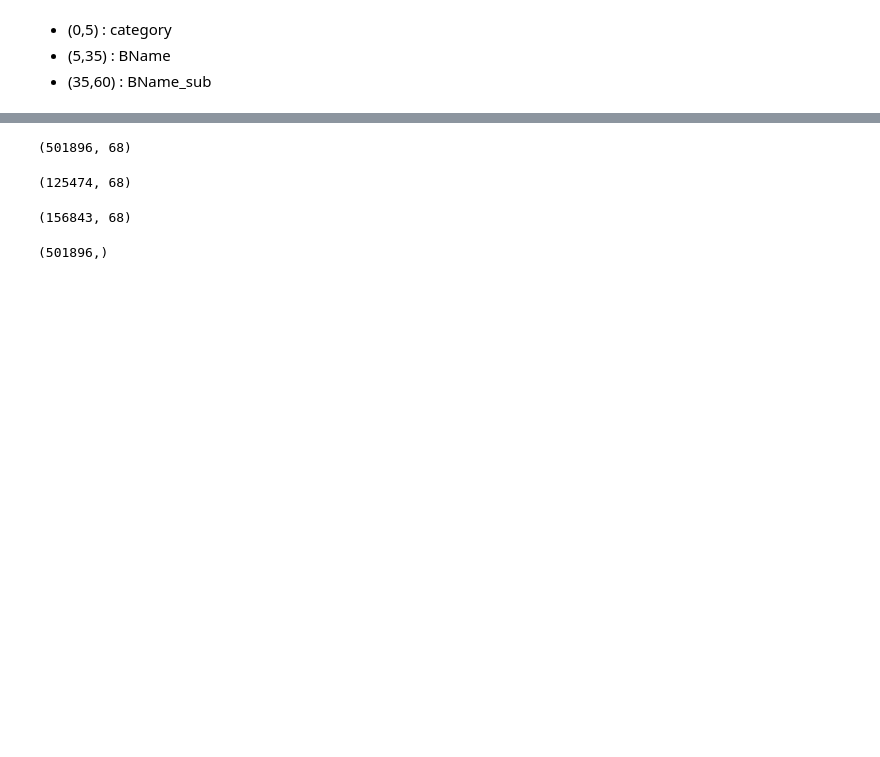
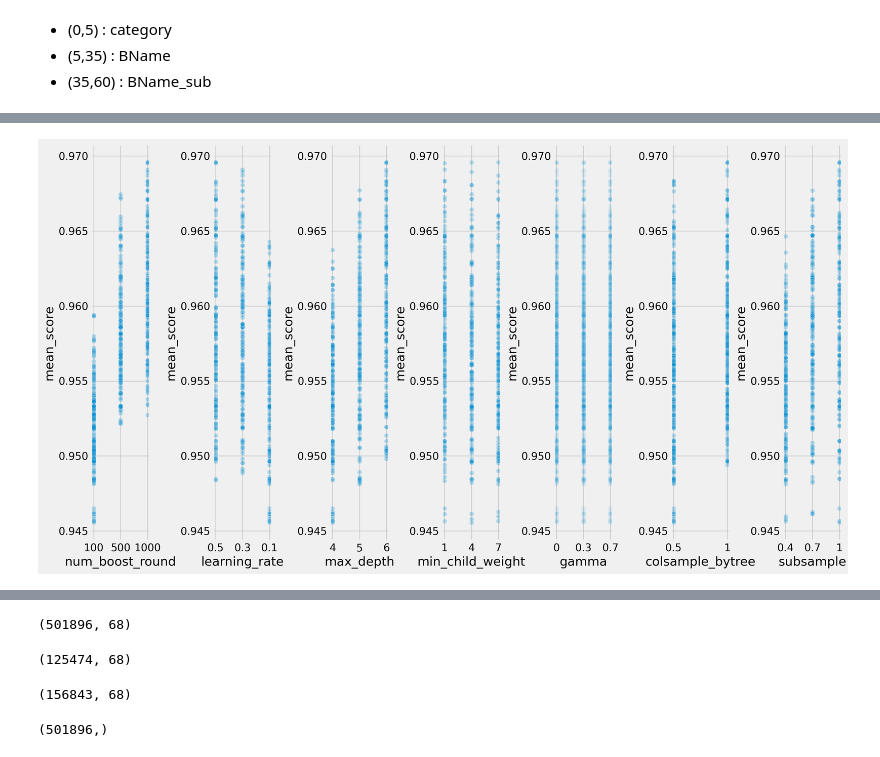
Before and after one commit to kdt-3-second-Project/aladin_usedbook, a Jupyter notebook: research/240721_GridSearch_for_XGB.ipynb, the cells around one changed output, grey strips where cells are left out. Cells and saved outputs as stored; diff of their text form; code cells hidden in the pictures; blank space fills up the shorter version.

```diff
--- a/research/240721_GridSearch_for_XGB.ipynb
+++ b/research/240721_GridSearch_for_XGB.ipynb
@@ -52,7 +53,7 @@ plt.rc("font", family = "D2Coding")
 plt.rcParams["axes.unicode_minus"] = False
 # %%
-PRJCT_PATH = '/home/doeun/code/AI/ESTSOFT2024/workspace/2.project_text/aladin_usedbook/'
-#PRJCT_PATH = '/content/drive/MyDrive/WASSUP-ESTsoft-AI/project/project2/'
+#PRJCT_PATH = '/home/doeun/code/AI/ESTSOFT2024/workspace/2.project_text/aladin_usedbook/'
+PRJCT_PATH = '/content/drive/MyDrive/kdt-EST-AI/project/project2/'
 #PRJCT_PATH = '/content/drive/MyDrive/AI3_prjct2_aladin/aladin_usedbook/'
 save_dir = 'processed/model_input'
 dir_path = os.path.join(PRJCT_PATH,save_dir)
@@ -222,0 +1099,5 @@ def plot_reg_score(dict_data,dict_rslt,dict_score):
+# %%
+rslt1 = load_pkl(os.path.join(dir_path,'241019_xgbgrid_1.pkl'))
+rslt2 = load_pkl(os.path.join(dir_path,'241019_xgbgrid_2.pkl'))
+rslt3 = load_pkl(os.path.join(dir_path,'241019_xgbgrid_3.pkl'))
+rslt4 = load_pkl(os.path.join(dir_path,'241019_xgbgrid_4.pkl'))
@@ -222,0 +1108,10 @@ def plot_reg_score(dict_data,dict_rslt,dict_score):
+# %%
+import pandas as pd
+temp = {
+    key : list(val)
+    for key,val in rslt1.items()
+}
+df = pd.DataFrame(temp)
+
+df['std_rounds'] = df.actual_rounds.apply(np.std)
+pd.Series(dict(df.loc[0,'params']))
@@ -222,0 +1139,8 @@ def plot_reg_score(dict_data,dict_rslt,dict_score):
+# %%
+df_param = pd.DataFrame(list(df['params'].apply(dict).values))
+df_score = pd.DataFrame(list(df['score'].apply(dict).values))
+df_rmse=pd.DataFrame(df_score['rmse'].values.tolist()).add_prefix('rmse')
+df_r2 = pd.DataFrame(df_score['r2_score'].values.tolist()).add_prefix('r2_score')
+data = pd.concat([df_param,df_rmse,df_r2,df[[ 'actual_rounds', 'mean_rounds', 'mean_score',
+       'rank_score']]],axis=1)
+data
@@ -222,0 +1161,7 @@ def plot_reg_score(dict_data,dict_rslt,dict_score):
+# %%
+n=len(df_param.columns)
+fig,axes = plt.subplots(1,n,figsize=(15,8))
+for key,ax in zip(df_param.columns,axes):
+  sns.scatterplot(data=data,x=key,y='mean_score',ax=ax,alpha=0.1)
+# %% [output]
+[figure, added]
```
Also changed, not shown: parts of 257 cells of this notebook, 1 other file.
